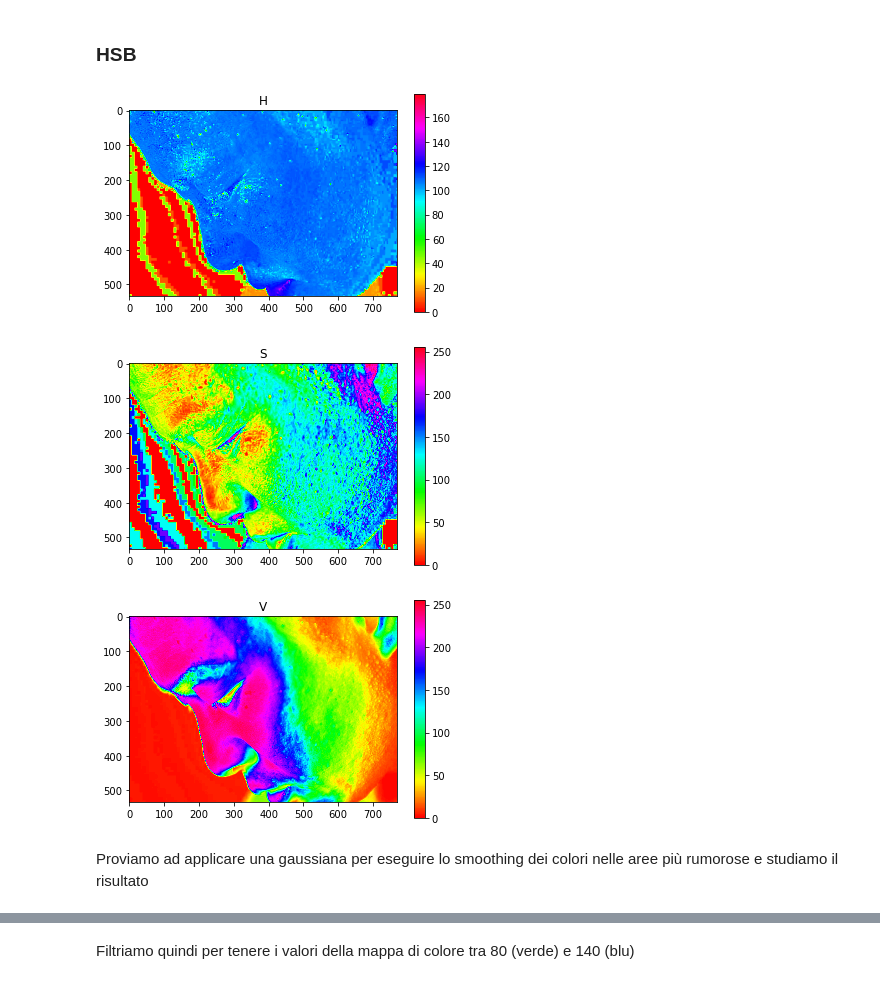
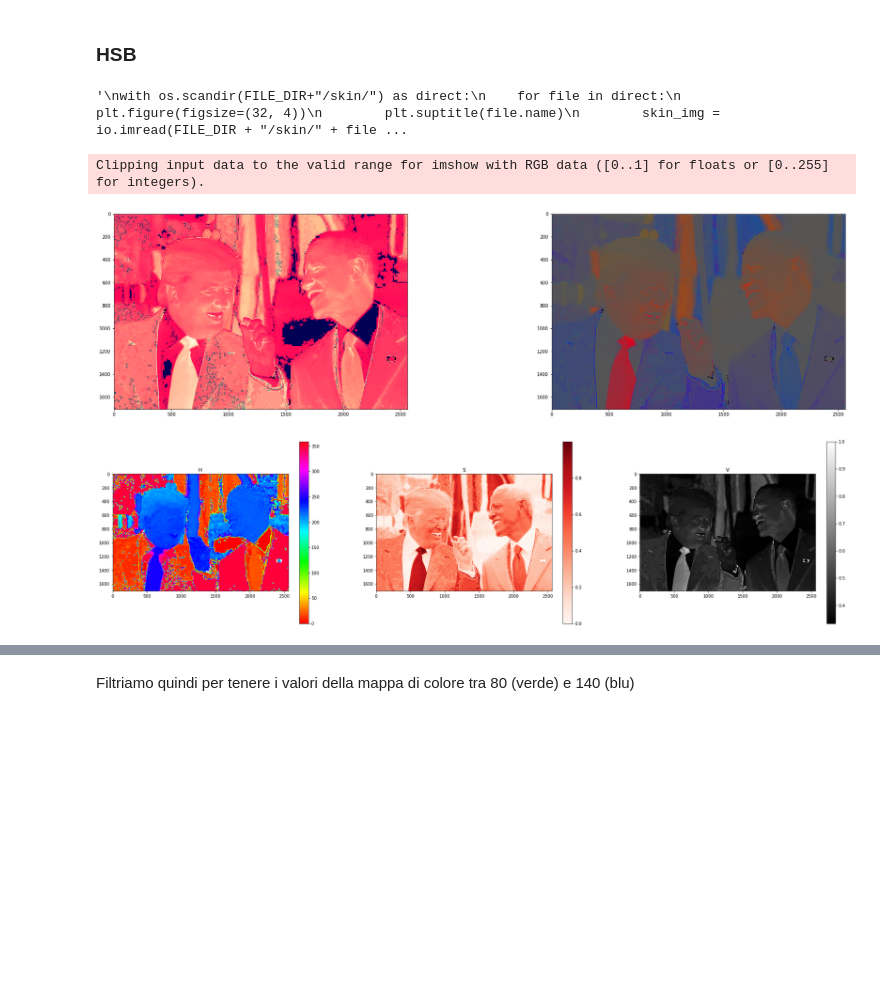
Before and after one commit to lucab1705/Skin_Detection, a Jupyter notebook: SkinDetection.ipynb, the cells around one changed output, grey strips where cells are left out. Saved outputs shown, nothing was run; the diff lists cells and outputs as text; code cells hidden in the pictures; blank space fills up the shorter version.

```diff
--- a/SkinDetection.ipynb
+++ b/SkinDetection.ipynb
@@ -49,14 +53,23 @@ with os.scandir(FILE_DIR+"/skin/") as direct:
 # %%
-img = io.imread(FILE_DIR + "/manSweatingCloseup.jpg")
-plt.figure()
-plt.imshow(img)
+img = io.imread(FILE_DIR + "/trumpObama.jpg")
 img_array = np.asarray(img)
+#img_array = img_array[200:400, 300:700, :]
 img_array_norm = normalized(img_array)
-plt.figure()
-plt.imshow(img_array_norm, cmap="Reds")
+plt.figure(figsize=(32, 8))
+plt.subplot(1, 2, 1)
+plt.imshow(img_array)
+plt.subplot(1, 2, 2)
+plt.imshow(img_array_norm)
 plt.colorbar(orientation="vertical")
-mask_rg = cv.inRange(img_array_norm[:, :, 0]/img_array_norm[:,:,1], 1.185, 100)
-plt.figure()
+mask_rg = cv.inRange(img_array_norm[:, :, 0]/img_array_norm[:,:,1], 1, 100)
+mask_rb = cv.inRange(img_array_norm[:, :, 0]/img_array_norm[:,:,2], 1, 100)
+mask_norm = mask_rg & mask_rb
+plt.figure(figsize=(32, 8))
+plt.subplot(1, 3, 1)
 plt.imshow(mask_rg, cmap='gray')
+plt.subplot(1, 3, 2)
+plt.imshow(mask_rb, cmap='gray')
+plt.subplot(1, 3, 3)
+plt.imshow(mask_norm, cmap='gray')
 # %% [output]
 <matplotlib.image.AxesImage at 0x...>
@@ -75,18 +85,54 @@ Ma siccome i risultati sono troppo sporchi, lasciamoli qui, per ora
 # %% [markdown]
 ### HSB
+# %%
+'''
+with os.scandir(FILE_DIR+"/skin/") as direct:
+    for file in direct:
+        plt.figure(figsize=(32, 4))
+        plt.suptitle(file.name)
+        skin_img = io.imread(FILE_DIR + "/skin/" + file.name)
+        norm = normalized(skin_img)
+        skin_img_hsb = cv.cvtColor(norm, cv.COLOR_BGR2HSV)
+        plt.subplot(1, 2, 1)
+        plt.imshow(norm)
+        plt.subplot(1, 2, 2)
+        plt.imshow(skin_img)
+        plt.figure(figsize=(32, 8))
+        plt.subplot(1, 7, 1)
+        plt.imshow(skin_img_hsb[:, :, 0], cmap="hsv")
+        plt.colorbar(orientation='horizontal')
+        plt.subplot(1, 7, 2)
+        plt.imshow(skin_img_hsb[:, :, 1], cmap="Reds")
+        plt.colorbar(orientation='horizontal')
+        plt.subplot(1, 7, 3)
+        plt.imshow(skin_img_hsb[:, :, 2], cmap="gray")
+        plt.colorbar(orientation='horizontal')
+        plt.subplot(1, 7, (4, 5))
+        plt.plot((skin_img_hsb[:, :, 0]).sum(axis=1)/skin_img_hsb.shape[0])
+        plt.subplot(1, 7, (6, 7))
+        plt.plot((skin_img_hsb[:, :, 1]).sum(axis=1)/skin_img_hsb.shape[0])
+'''
+# %% [output]
+'\nwith os.scandir(FILE_DIR+"/skin/") as direct:\n    for file in direct:\n        plt.figure(figsize=(32, 4))\n        plt.suptitle(file.name)\n        skin_img = io.imread(FILE_DIR + "/skin/" + file ...
 # %%
-img_hsb = cv.cvtColor(img_array, cv.COLOR_BGR2HSV)
+img_hsb = cv.cvtColor(img_array_norm, cv.COLOR_BGR2HSV)
 label = ["H", "S", "V"]
+cmaps = ["hsv", "Reds", "gray"]
 
+plt.figure(figsize=(32, 8))
+plt.subplot(1, 2, 1)
+plt.imshow(img_hsb, cmap='hsv')
+plt.subplot(1, 2, 2)
+plt.imshow(img_array_norm)
+
+
+plt.figure(figsize=(32, 8))
 for elem in range(img_hsb.shape[2]):
-    plt.figure()
-    plt.imshow(img_hsb[:, :, elem], cmap="hsv")
+    plt.subplot(1, 3, elem + 1)
+    plt.imshow(img_hsb[:, :, elem], cmap=cmaps[elem])
     plt.colorbar(orientation='vertical')
     plt.title(label[elem])
 # %% [output]
+Clipping input data to the valid range for imshow with RGB data ([0..1] for floats or [0..255] for integers).
-[figure, old version]
+[figure, new version]
-[figure, old version]
+[figure, new version]
-[figure, removed]
-# %% [markdown]
-Proviamo ad applicare una gaussiana per eseguire lo smoothing dei colori nelle
-aree più rumorose e studiamo il risultato
```
Also changed, not shown: parts of 11 cells of this notebook, 2 other files.
